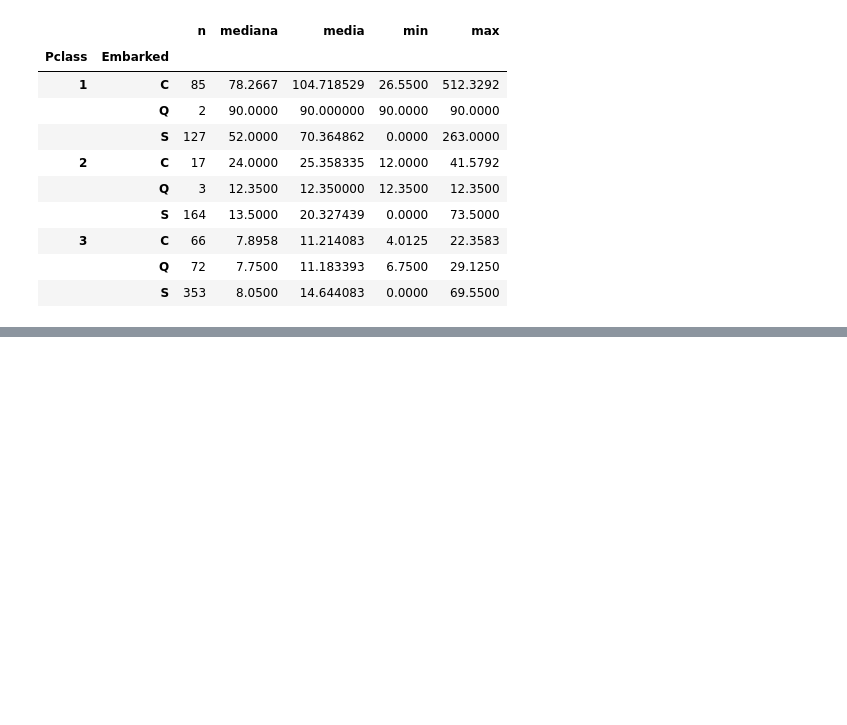
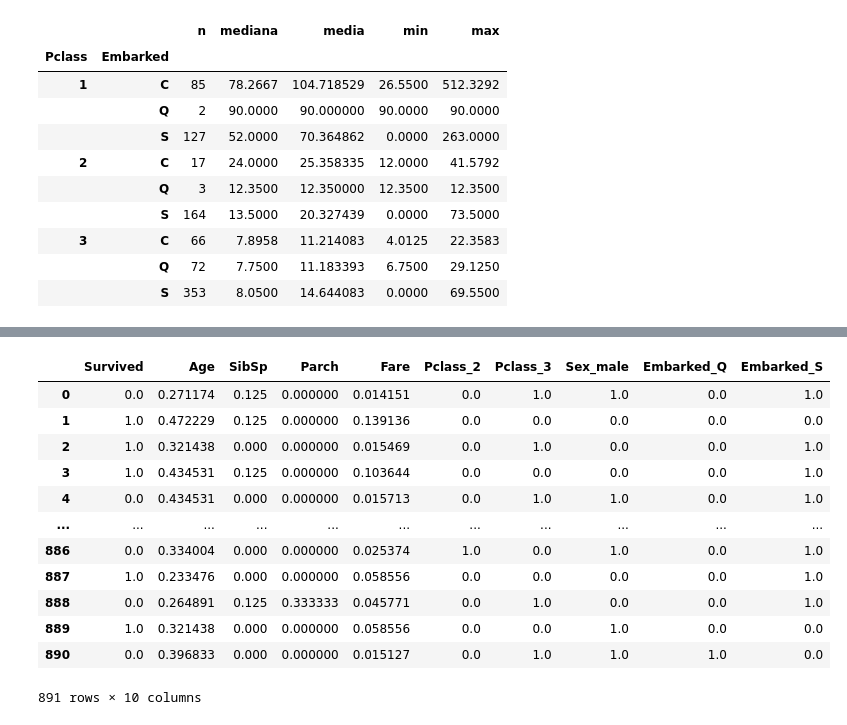
Before and after one commit to AmandaXavier02/Titanic, a Jupyter notebook: analiseTitanic.ipynb, the cells around one changed output, grey strips where cells are left out. Cells and saved outputs as stored; diff of their text form; code cells hidden in the pictures; blank space fills up the shorter version.

```diff
--- a/analiseTitanic.ipynb
+++ b/analiseTitanic.ipynb
@@ -199,0 +208,4 @@ titanic[(titanic['Embarked']=='S') & (titanic['Pclass']==1) & (titanic['Fare']<
+# %%
+### Excluindo colunas desnecessárias
+titanic.drop(['PassengerId','Name','Cabin', 'Ticket'], axis= 1, inplace= True)
+titanic.head()
@@ -199,0 +219,3 @@ titanic[(titanic['Embarked']=='S') & (titanic['Pclass']==1) & (titanic['Fare']<
+# %%
+titanic = pd.get_dummies(data= titanic, columns= ['Pclass','Sex','Embarked'], drop_first= True)
+titanic.head()
@@ -199,0 +229,19 @@ titanic[(titanic['Embarked']=='S') & (titanic['Pclass']==1) & (titanic['Fare']<
+# %%
+scaler = MinMaxScaler()
+col = ['Age','Fare','SibSp','Parch']
+titanic[col] = scaler.fit_transform(titanic[col])
+titanic
+# %% [output]
+|  | Survived | Age | SibSp | Parch | Fare | Pclass_2 | Pclass_3 | Sex_male | Embarked_Q | Embarked_S |
+| 0 | 0.0 | 0.271174 | 0.125 | 0.000000 | 0.014151 | 0.0 | 1.0 | 1.0 | 0.0 | 1.0 |
+| 1 | 1.0 | 0.472229 | 0.125 | 0.000000 | 0.139136 | 0.0 | 0.0 | 0.0 | 0.0 | 0.0 |
+| 2 | 1.0 | 0.321438 | 0.000 | 0.000000 | 0.015469 | 0.0 | 1.0 | 0.0 | 0.0 | 1.0 |
+| 3 | 1.0 | 0.434531 | 0.125 | 0.000000 | 0.103644 | 0.0 | 0.0 | 0.0 | 0.0 | 1.0 |
+| 4 | 0.0 | 0.434531 | 0.000 | 0.000000 | 0.015713 | 0.0 | 1.0 | 1.0 | 0.0 | 1.0 |
+| ... | ... | ... | ... | ... | ... | ... | ... | ... | ... | ... |
+| 886 | 0.0 | 0.334004 | 0.000 | 0.000000 | 0.025374 | 1.0 | 0.0 | 1.0 | 0.0 | 1.0 |
+| 887 | 1.0 | 0.233476 | 0.000 | 0.000000 | 0.058556 | 0.0 | 0.0 | 0.0 | 0.0 | 1.0 |
+| 888 | 0.0 | 0.264891 | 0.125 | 0.333333 | 0.045771 | 0.0 | 1.0 | 0.0 | 0.0 | 1.0 |
+| 889 | 1.0 | 0.321438 | 0.000 | 0.000000 | 0.058556 | 0.0 | 0.0 | 1.0 | 0.0 | 0.0 |
+| 890 | 0.0 | 0.396833 | 0.000 | 0.000000 | 0.015127 | 0.0 | 1.0 | 1.0 | 1.0 | 0.0 |
+891 rows × 10 columns
```
Also changed, not shown: parts of 12 cells of this notebook, 1 other file.
